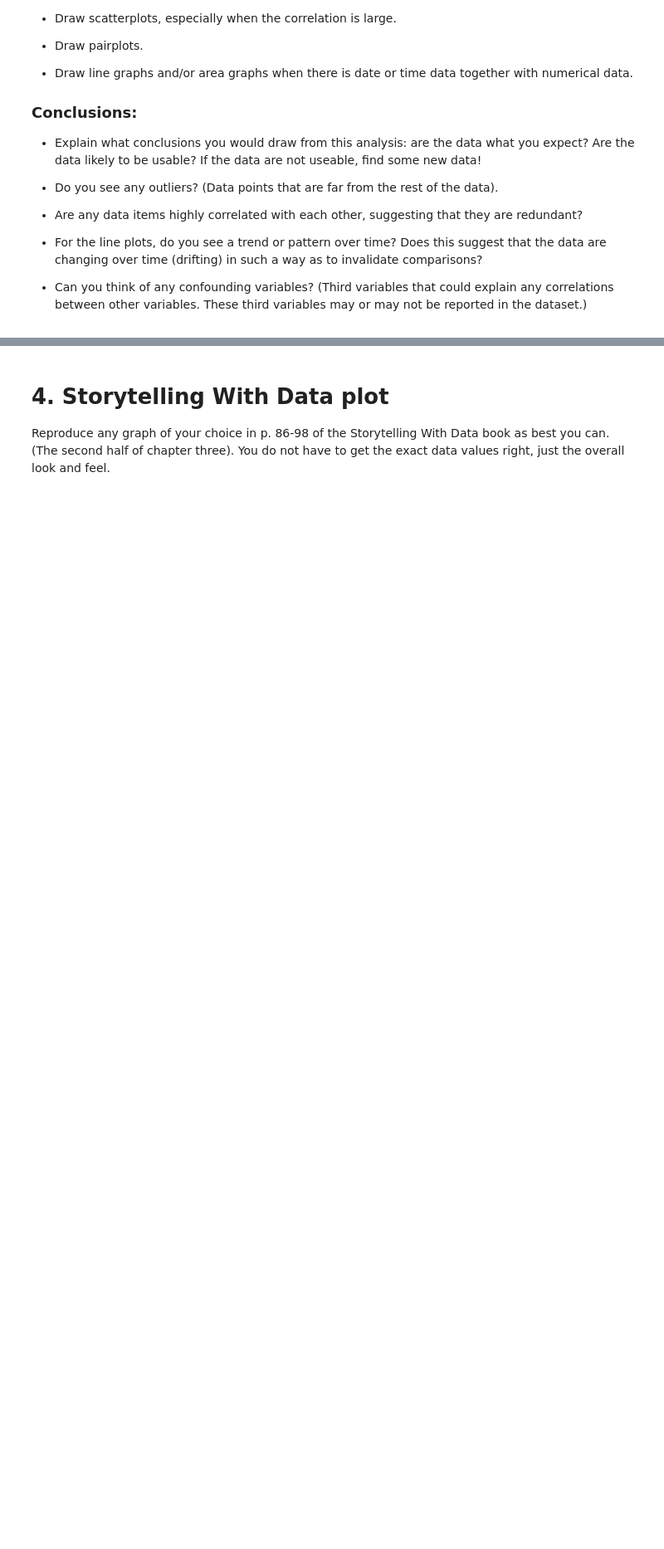
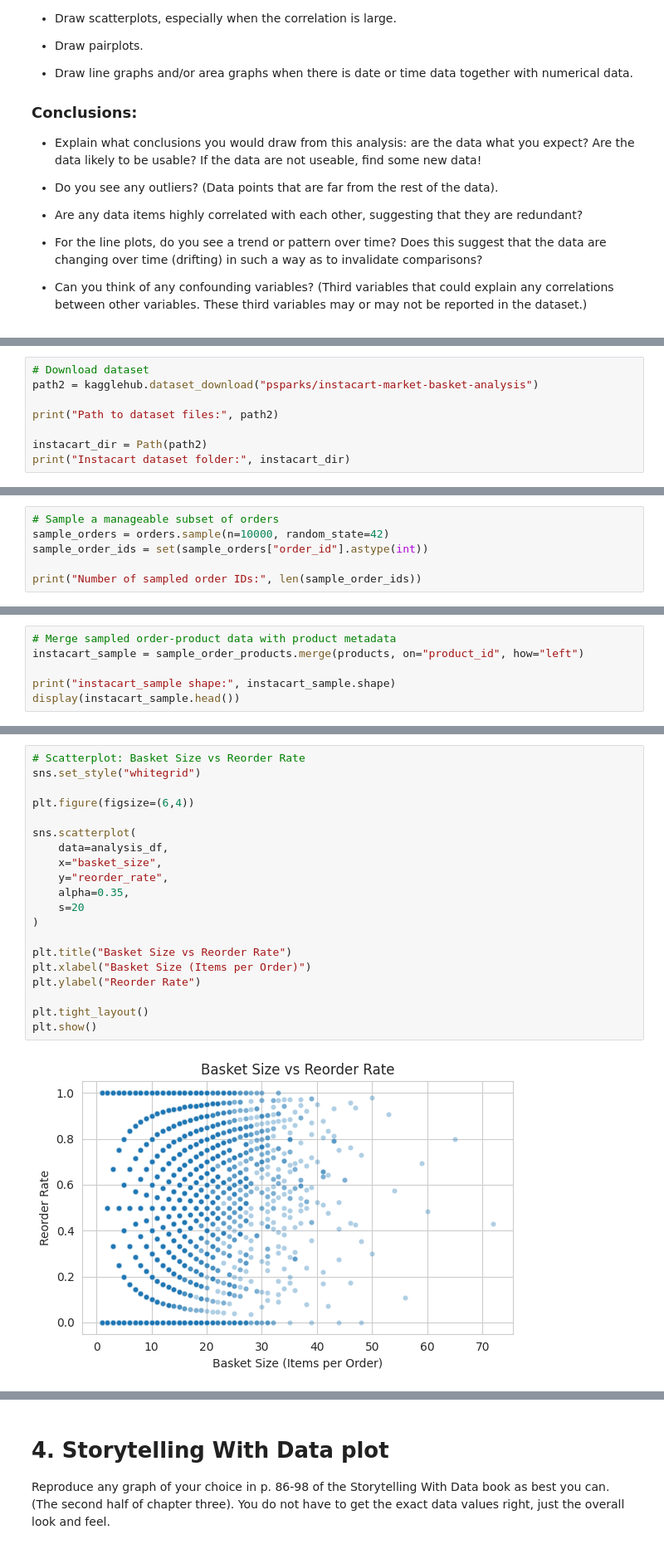
Before and after one commit to RevibeZ/DX699-Mod2-AI-for-Leaders, a Jupyter notebook: OMDS-ModB2-Week6-Pimentel-Erwin.ipynb, the cells around one changed output, grey strips where cells are left out. Shown at 83% size. Drawn from its saved outputs; the diff is of its cells as text; blank space fills up the shorter version.

```diff
--- a/OMDS-ModB2-Week6-Pimentel-Erwin.ipynb
+++ b/OMDS-ModB2-Week6-Pimentel-Erwin.ipynb
@@ -90,0 +123,8 @@ This week, you will do the same types of exercises as last week, but you should
+# %%
+# Download dataset
+path2 = kagglehub.dataset_download("psparks/instacart-market-basket-analysis")
+
+print("Path to dataset files:", path2)
+
+instacart_dir = Path(path2)
+print("Instacart dataset folder:", instacart_dir)
@@ -90,0 +165,6 @@ This week, you will do the same types of exercises as last week, but you should
+# %%
+# Sample a manageable subset of orders
+sample_orders = orders.sample(n=10000, random_state=42)
+sample_order_ids = set(sample_orders["order_id"].astype(int))
+
+print("Number of sampled order IDs:", len(sample_order_ids))
@@ -90,0 +205,6 @@ This week, you will do the same types of exercises as last week, but you should
+# %%
+# Merge sampled order-product data with product metadata
+instacart_sample = sample_order_products.merge(products, on="product_id", how="left")
+
+print("instacart_sample shape:", instacart_sample.shape)
+display(instacart_sample.head())
@@ -90,0 +254,22 @@ This week, you will do the same types of exercises as last week, but you should
+# %%
+# Scatterplot: Basket Size vs Reorder Rate
+sns.set_style("whitegrid")
+
+plt.figure(figsize=(6,4))
+
+sns.scatterplot(
+    data=analysis_df,
+    x="basket_size",
+    y="reorder_rate",
+    alpha=0.35,
+    s=20
+)
+
+plt.title("Basket Size vs Reorder Rate")
+plt.xlabel("Basket Size (Items per Order)")
+plt.ylabel("Reorder Rate")
+
+plt.tight_layout()
+plt.show()
+# %% [output]
+[figure, added]
```
Also changed, not shown: parts of 16 cells of this notebook.
